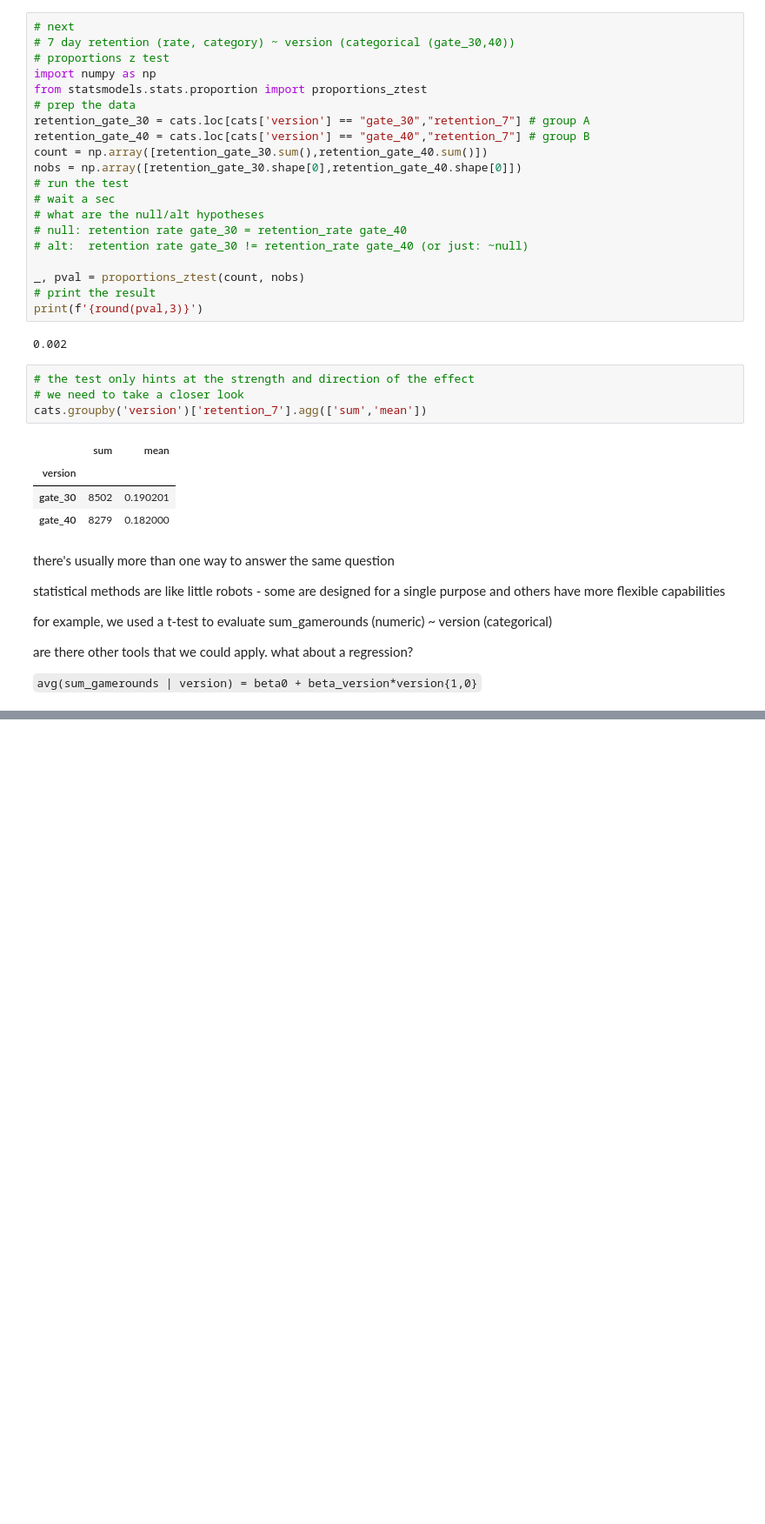
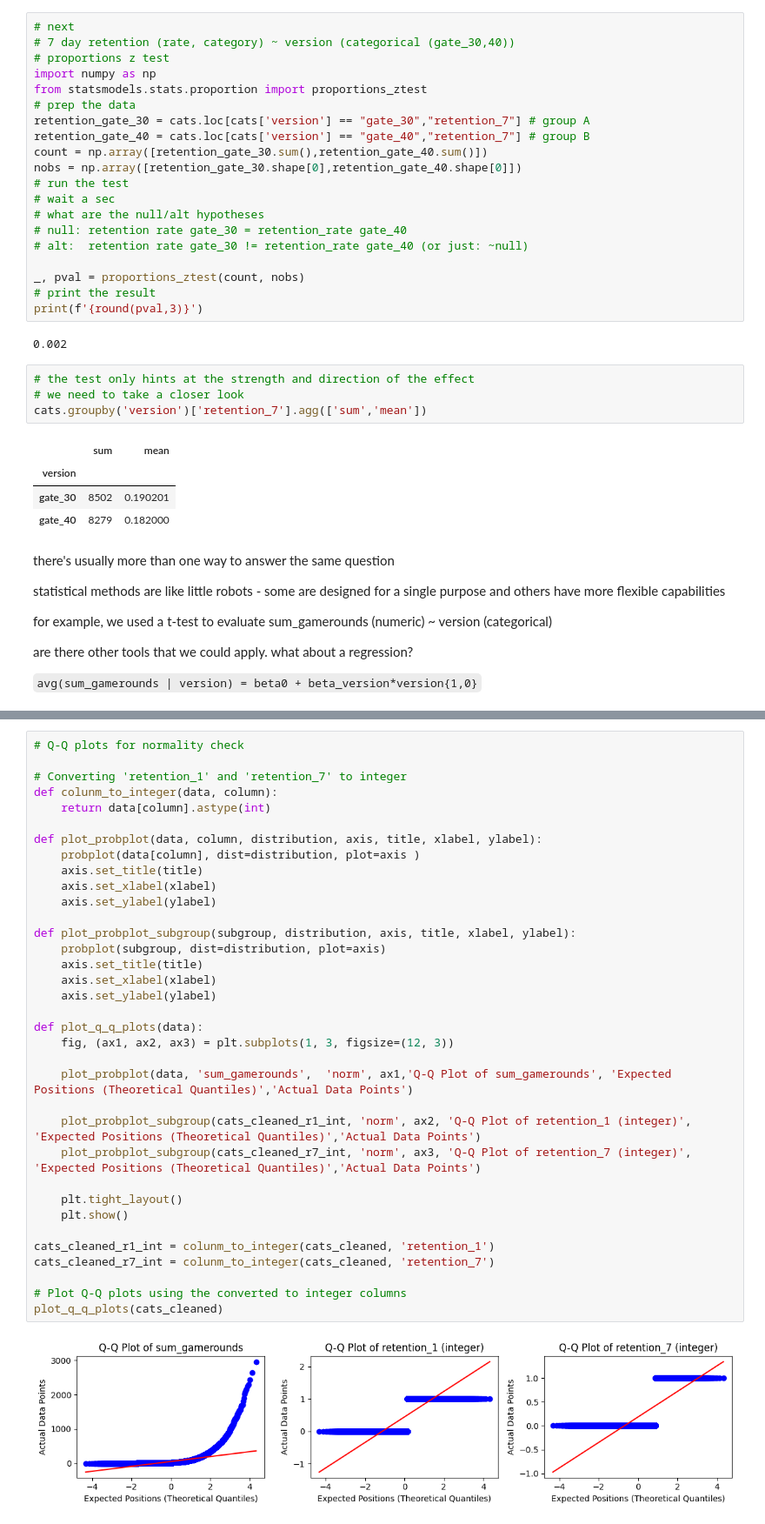
Before and after one commit to project-palooza/causal_inference, a Jupyter notebook: notebooks/rct.ipynb, the cells around one changed output, grey strips where cells are left out. Shown at 87% size. Cells and saved outputs as stored; diff of their text form; blank space fills up the shorter version.

```diff
--- a/notebooks/rct.ipynb
+++ b/notebooks/rct.ipynb
@@ -275,0 +301,37 @@ Power for t_test: 0.994
+# %%
+# Q-Q plots for normality check
+
+# Converting 'retention_1' and 'retention_7' to integer
+def colunm_to_integer(data, column):
+    return data[column].astype(int)
+
+def plot_probplot(data, column, distribution, axis, title, xlabel, ylabel):
+    probplot(data[column], dist=distribution, plot=axis )
+    axis.set_title(title)
+    axis.set_xlabel(xlabel)
+    axis.set_ylabel(ylabel)
+
+def plot_probplot_subgroup(subgroup, distribution, axis, title, xlabel, ylabel):
+    probplot(subgroup, dist=distribution, plot=axis)
+    axis.set_title(title)
+    axis.set_xlabel(xlabel)
+    axis.set_ylabel(ylabel)
+
+def plot_q_q_plots(data):
+    fig, (ax1, ax2, ax3) = plt.subplots(1, 3, figsize=(12, 3))
+
+    plot_probplot(data, 'sum_gamerounds',  'norm', ax1,'Q-Q Plot of sum_gamerounds', 'Expected Positions (Theoretical Quantiles)','Actual Data Points')
+
+    plot_probplot_subgroup(cats_cleaned_r1_int, 'norm', ax2, 'Q-Q Plot of retention_1 (integer)', 'Expected Positions (Theoretical Quantiles)','Actual Data Points')
+    plot_probplot_subgroup(cats_cleaned_r7_int, 'norm', ax3, 'Q-Q Plot of retention_7 (integer)', 'Expected Positions (Theoretical Quantiles)','Actual Data Points')
+
+    plt.tight_layout()
+    plt.show()
+
+cats_cleaned_r1_int = colunm_to_integer(cats_cleaned, 'retention_1')
+cats_cleaned_r7_int = colunm_to_integer(cats_cleaned, 'retention_7')
+
+# Plot Q-Q plots using the converted to integer columns
+plot_q_q_plots(cats_cleaned)
+# %% [output]
+[figure, added]
```
Also changed, not shown: parts of 22 cells of this notebook.
